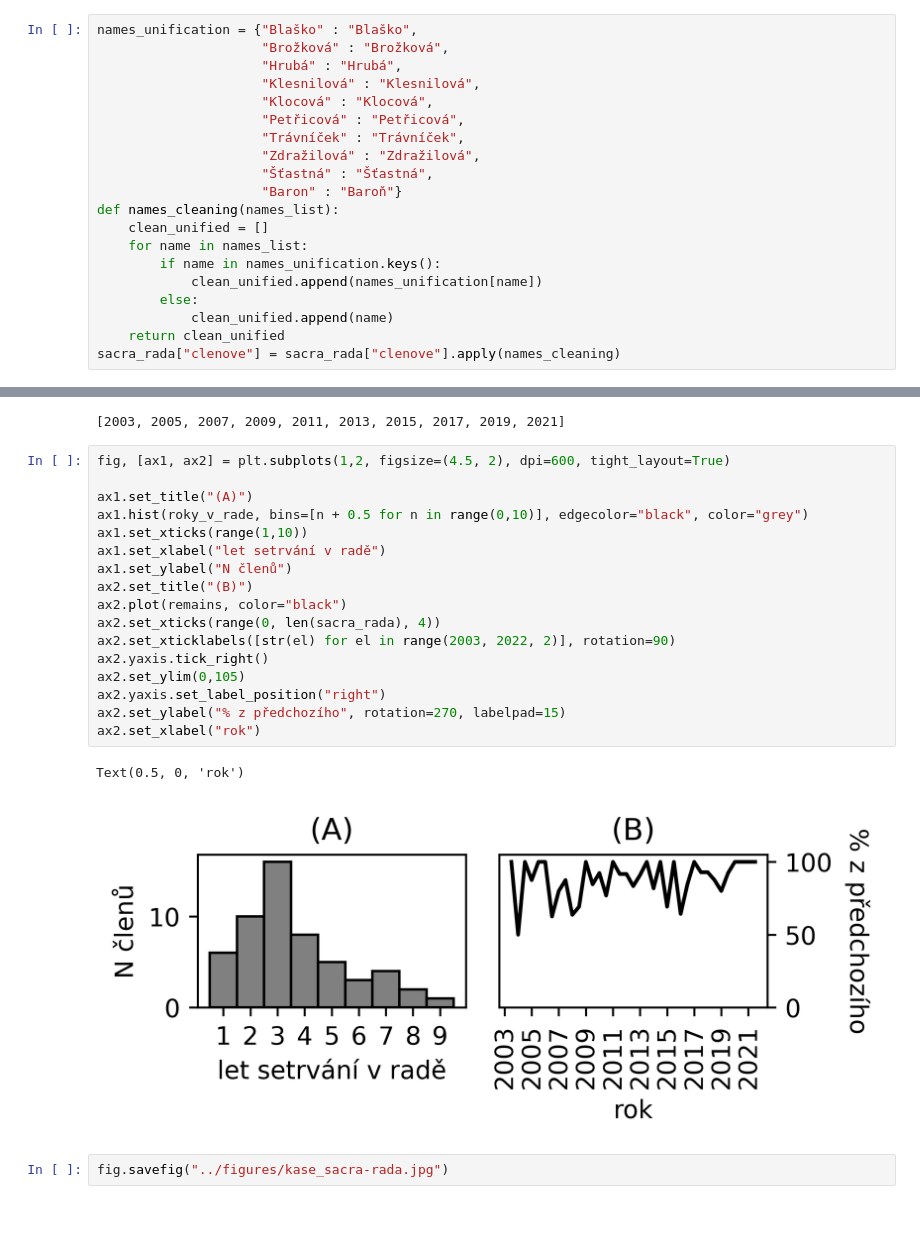
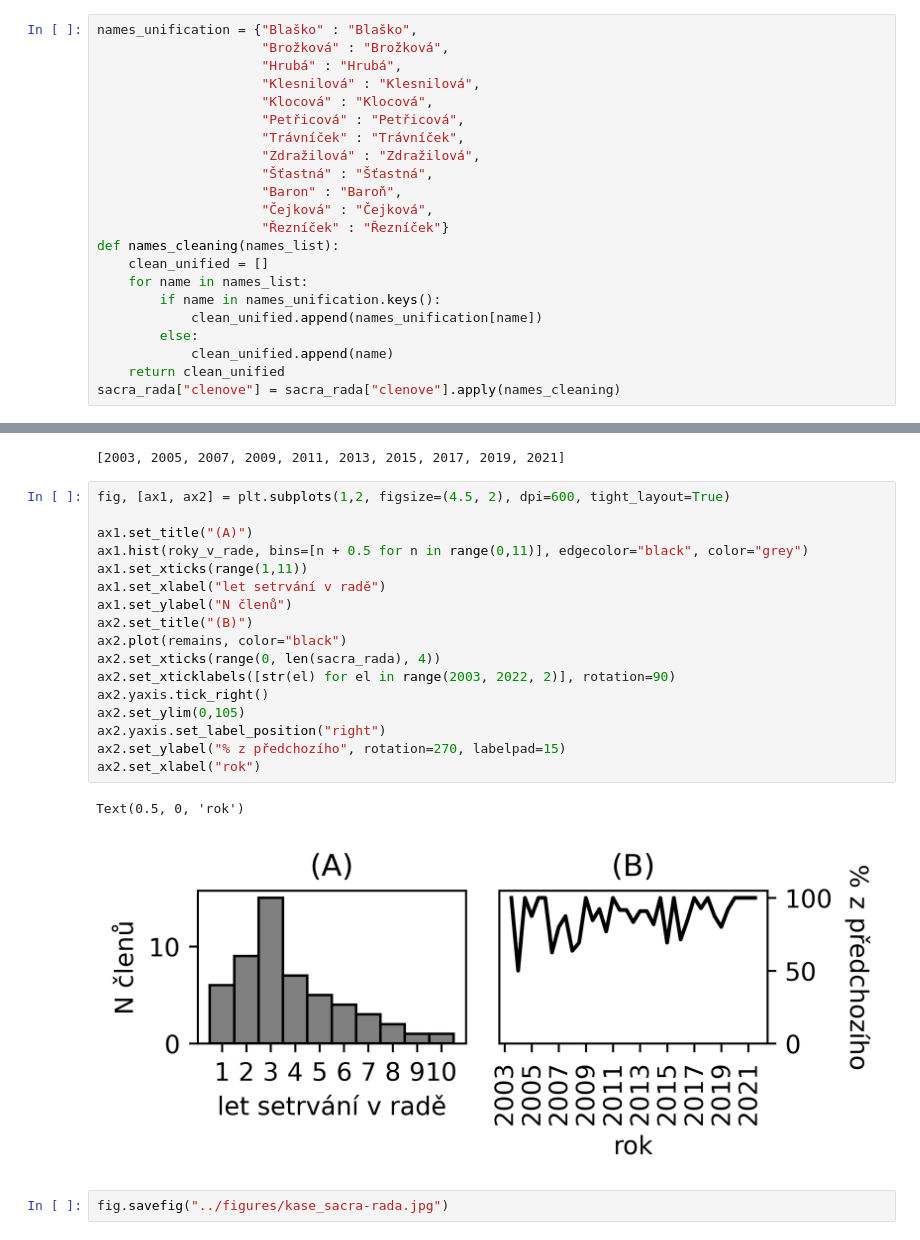
Before and after one commit to kasev/sacra_20, a Jupyter notebook: scripts/sacra_rada.ipynb, the cells around one changed output, grey strips where cells are left out. Cells and saved outputs as stored; diff of their text form.

```diff
--- a/scripts/sacra_rada.ipynb
+++ b/scripts/sacra_rada.ipynb
@@ -57,7 +57,9 @@ names_unification = {"Blaško" : "Blaško",
                      "Trávníček" : "Trávníček",
                      "Zdražilová" : "Zdražilová",
                      "Šťastná" : "Šťastná",
-                     "Baron" : "Baroň"}
+                     "Baron" : "Baroň",
+                     "Čejková" : "Čejková",
+                     "Řezníček" : "Řezníček"}
 def names_cleaning(names_list):
     clean_unified = []
     for name in names_list:
@@ -185,22 +209,22 @@ Name: Unnamed: 0, dtype: object
 # %%
 fig, [ax1, ax2] = plt.subplots(1,2, figsize=(4.5, 2), dpi=600, tight_layout=True)
 
 ax1.set_title("(A)")
-ax1.hist(roky_v_rade, bins=[n + 0.5 for n in range(0,10)], edgecolor="black", color="grey")
-ax1.set_xticks(range(1,10))
+ax1.hist(roky_v_rade, bins=[n + 0.5 for n in range(0,11)], edgecolor="black", color="grey")
+ax1.set_xticks(range(1,11))
 ax1.set_xlabel("let setrvání v radě")
 ax1.set_ylabel("N členů")
 ax2.set_title("(B)")
 ax2.plot(remains, color="black")
 ax2.set_xticks(range(0, len(sacra_rada), 4))
 ax2.set_xticklabels([str(el) for el in range(2003, 2022, 2)], rotation=90)
 ax2.yaxis.tick_right()
 ax2.set_ylim(0,105)
 ax2.yaxis.set_label_position("right")
 ax2.set_ylabel("% z předchozího", rotation=270, labelpad=15)
 ax2.set_xlabel("rok")
 # %% [output]
 Text(0.5, 0, 'rok')
-[figure, old version]
+[figure, new version]
 # %%
 fig.savefig("../figures/kase_sacra-rada.jpg")
```
Also changed, not shown: parts of 8 cells of this notebook, 1 other file.
